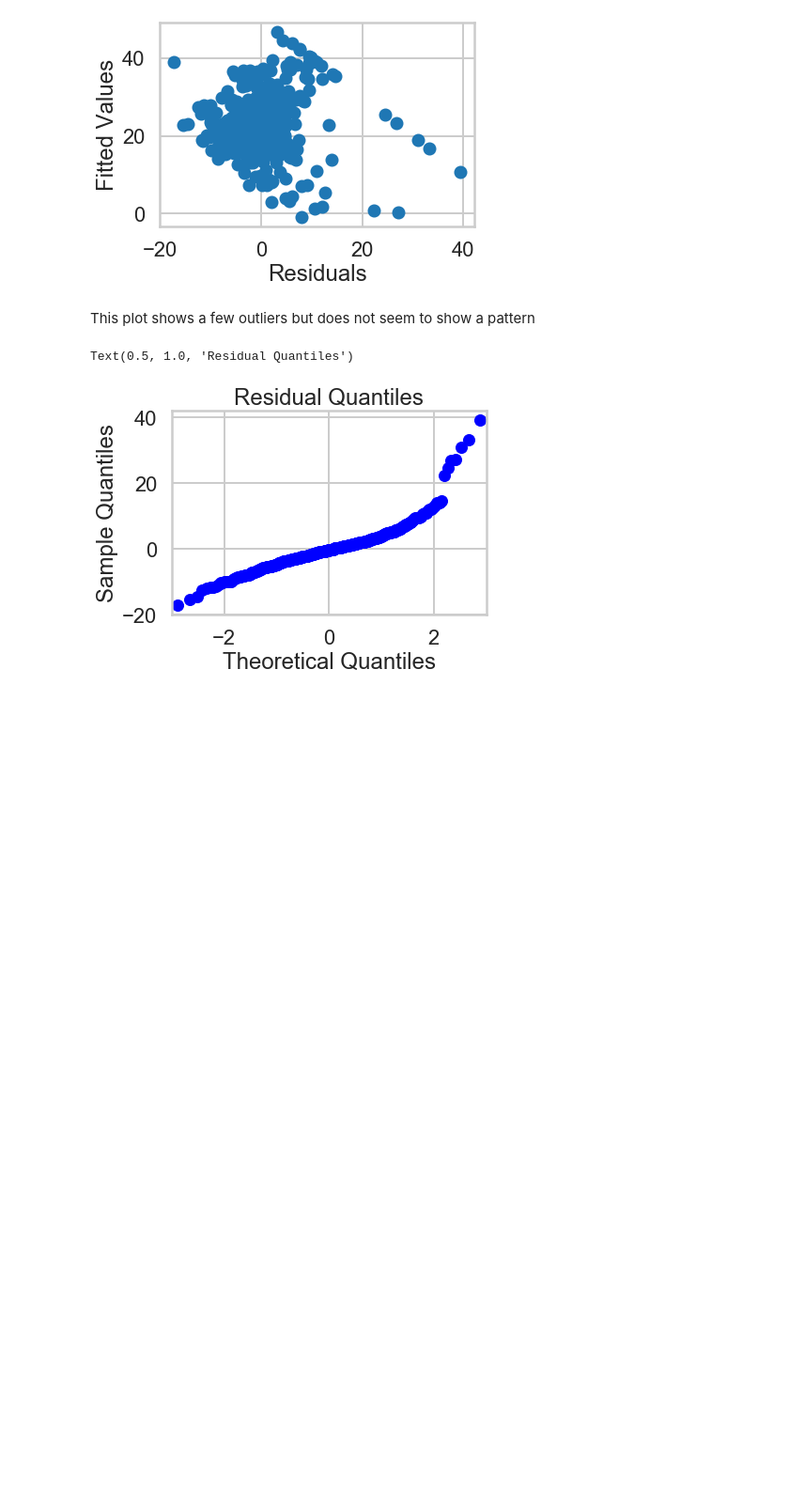
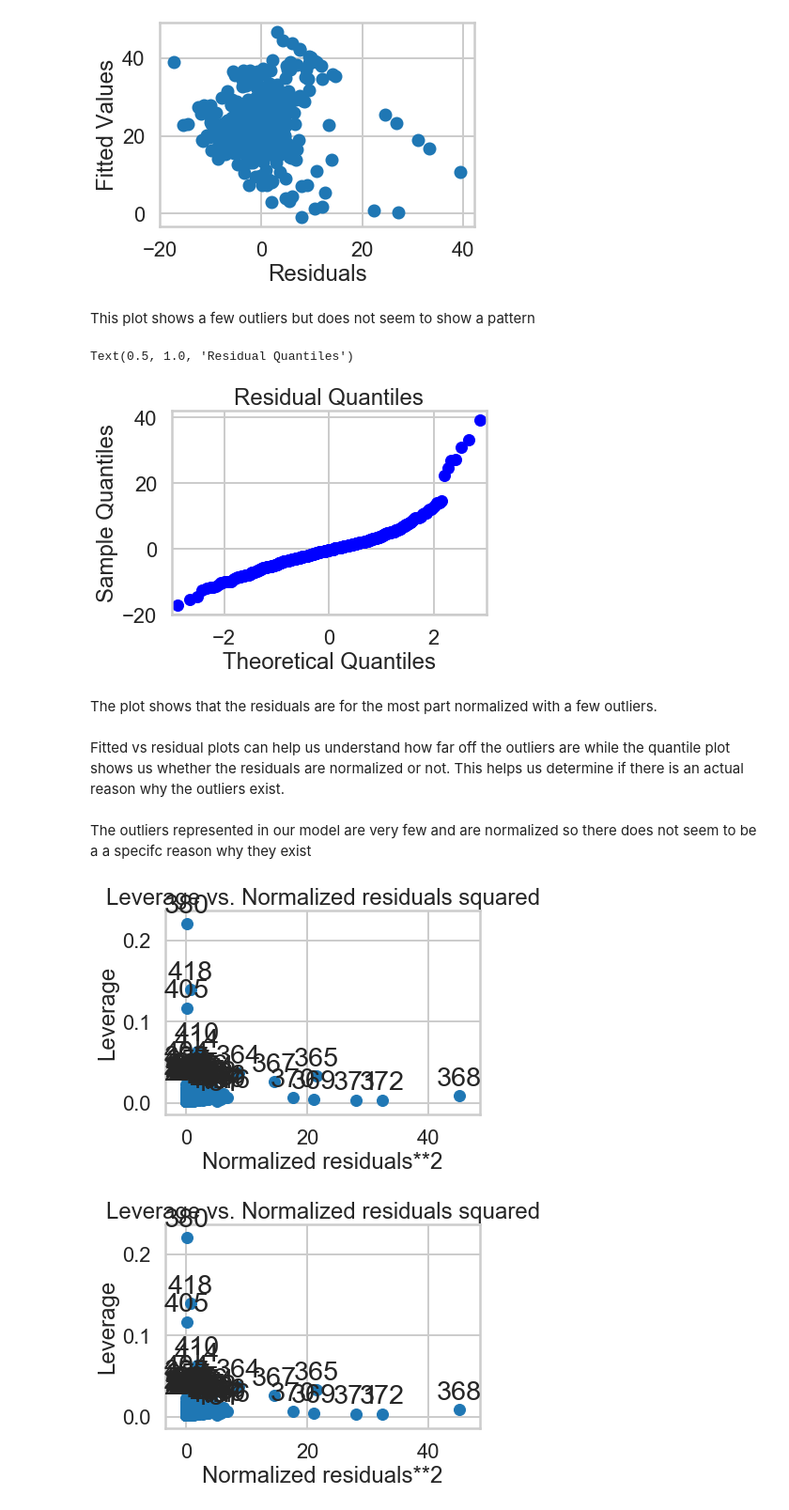
Before and after one commit to jel476/LinearRegression-Assigment-Springboard, a Jupyter notebook: linear_regression/Mini_Project_Linear_Regression.ipynb, the cells around one changed output. Shown at 94% size. Saved outputs shown, nothing was run; the diff lists cells and outputs as text; code cells hidden in the pictures; blank space fills up the shorter version.

```diff
--- a/linear_regression/Mini_Project_Linear_Regression.ipynb
+++ b/linear_regression/Mini_Project_Linear_Regression.ipynb
@@ -939,3 +939,15 @@ plt.title('Residual Quantiles')
 # %% [output]
 Text(0.5, 1.0, 'Residual Quantiles')
 [figure]
+# %% [markdown]
+The plot shows that the residuals are for the most part normalized with a few outliers.
+# %% [markdown]
+Fitted vs residual plots  can help us understand how far off the outliers are while the quantile plot shows us whether the residuals are normalized or not. This helps us determine if there is an actual reason why the outliers exist.
+# %% [markdown]
+The outliers represented in our model are very few and are normalized so there does not seem to be a a specifc reason why they exist
+# %%
+from statsmodels.graphics.regressionplots import *
+plot_leverage_resid2(m)
+# %% [output]
+[figure, added]
+[figure, added]
```
Also changed, not shown: parts of 11 cells of this notebook.
